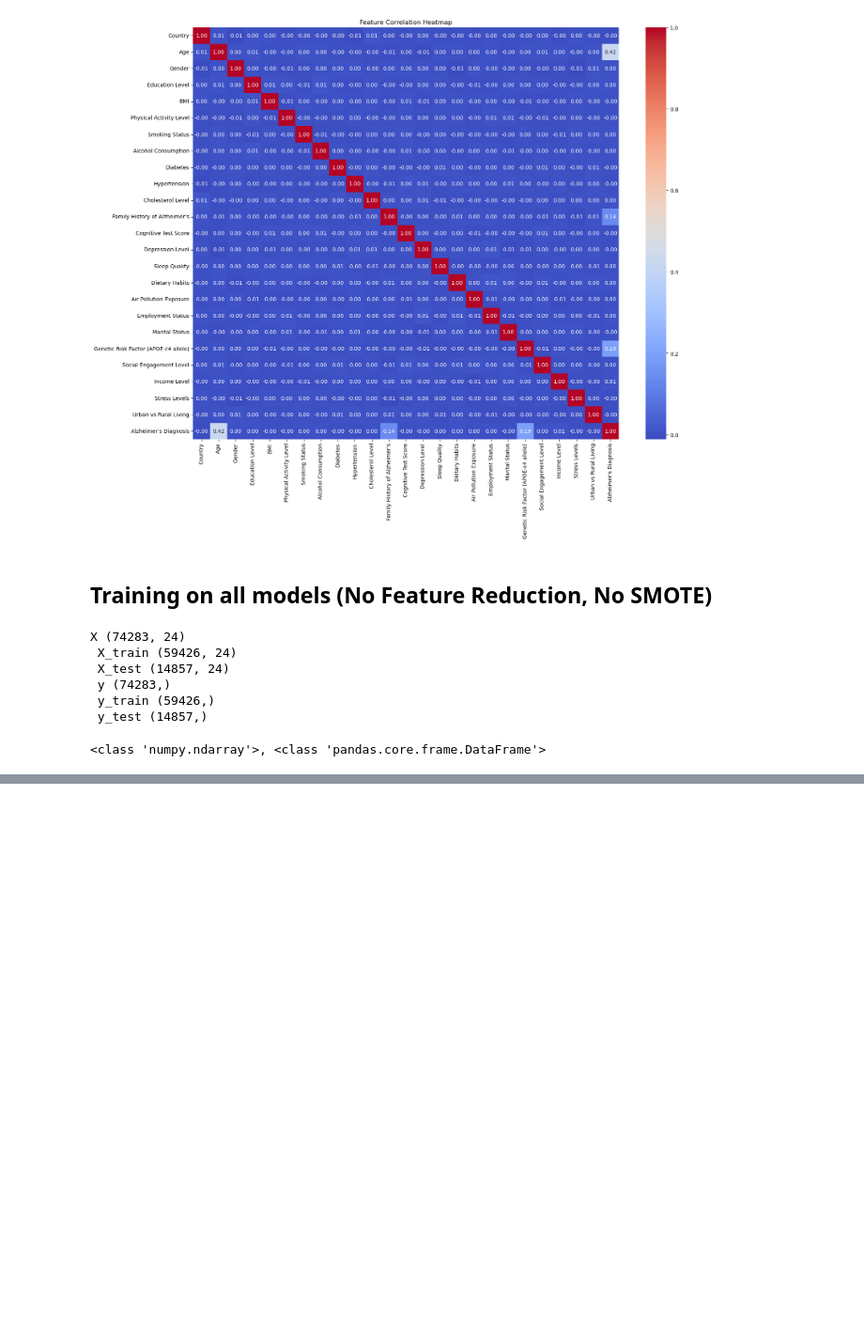
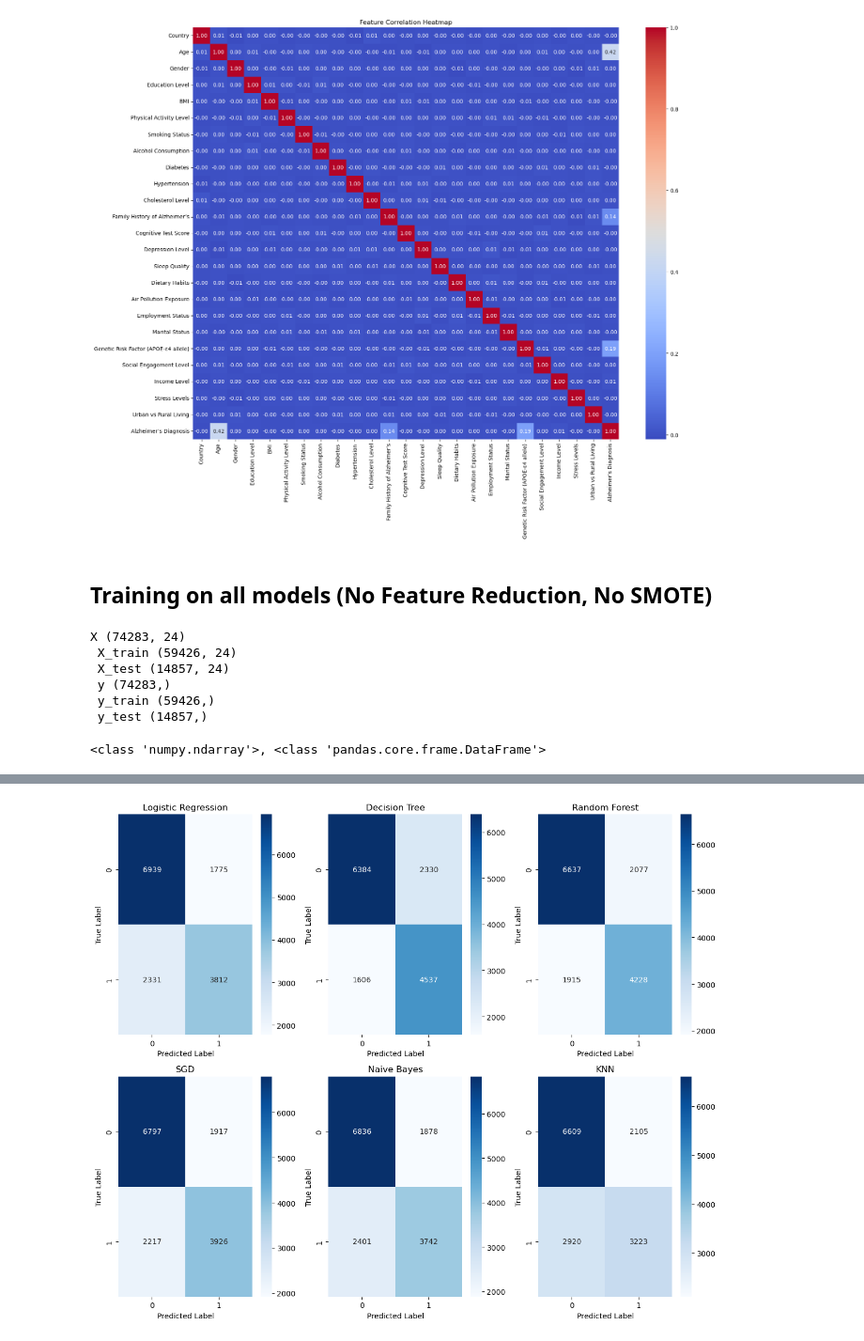
Before and after one commit to MohitPanchasara/Machine-Learning, a Jupyter notebook: Projects/Alzheimerz Classification/Alzheimer's ClassificationUntitled.ipynb, the cells around one changed output, grey strips where cells are left out. Shown: that part at 94% size. Cells and saved outputs as stored; diff of their text form; code cells hidden in the pictures; blank space fills up the shorter version.

```diff
--- a/Projects/Alzheimerz Classification/Alzheimer's ClassificationUntitled.ipynb
+++ b/Projects/Alzheimerz Classification/Alzheimer's ClassificationUntitled.ipynb
@@ -312,0 +283,5 @@ Fitting 5 folds for each of 6 candidates, totalling 30 fits
+# %%
+for model, result in results.items():
+    print(f"\nModel: {model}")
+    for key, value in result.items():
+        print(f"{key}: {value}")
@@ -312,0 +306,19 @@ Fitting 5 folds for each of 6 candidates, totalling 30 fits
+# %%
+# Plot confusion matrices
+def plot_confusion_matrices(results):
+    fig, axes = plt.subplots(2, 3, figsize=(12, 10))
+    axes = axes.flatten()
+
+    for i, (model_name, result) in enumerate(results.items()):
+        conf_matrix = result['Confusion Matrix']
+        sns.heatmap(conf_matrix, annot=True, fmt='d', cmap='Blues', ax=axes[i])
+        axes[i].set_title(model_name)
+        axes[i].set_xlabel('Predicted Label')
+        axes[i].set_ylabel('True Label')
+
+    plt.tight_layout()
+    plt.show()
+
+plot_confusion_matrices(results)
+# %% [output]
+[figure, added]
```
Also changed, not shown: parts of 9 cells of this notebook.
